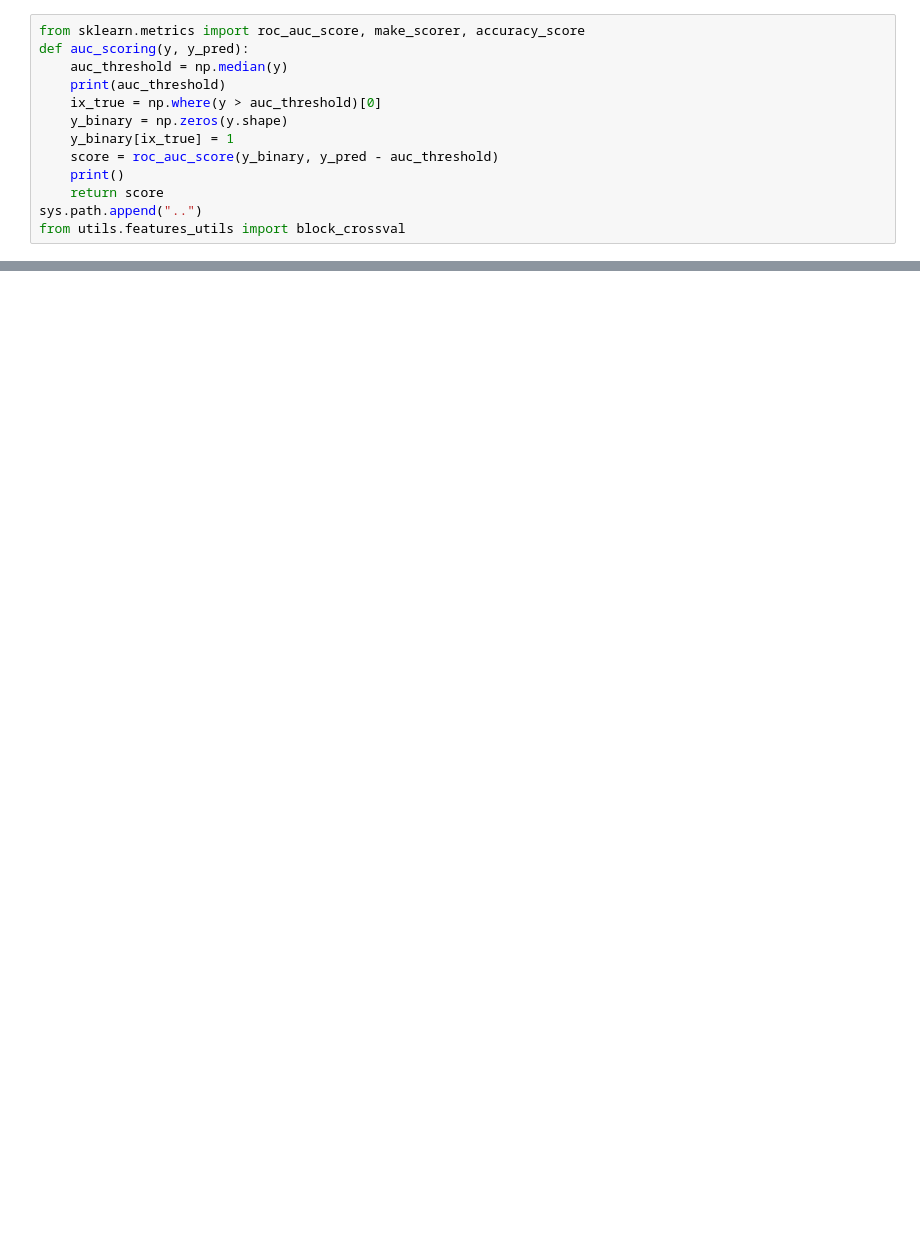
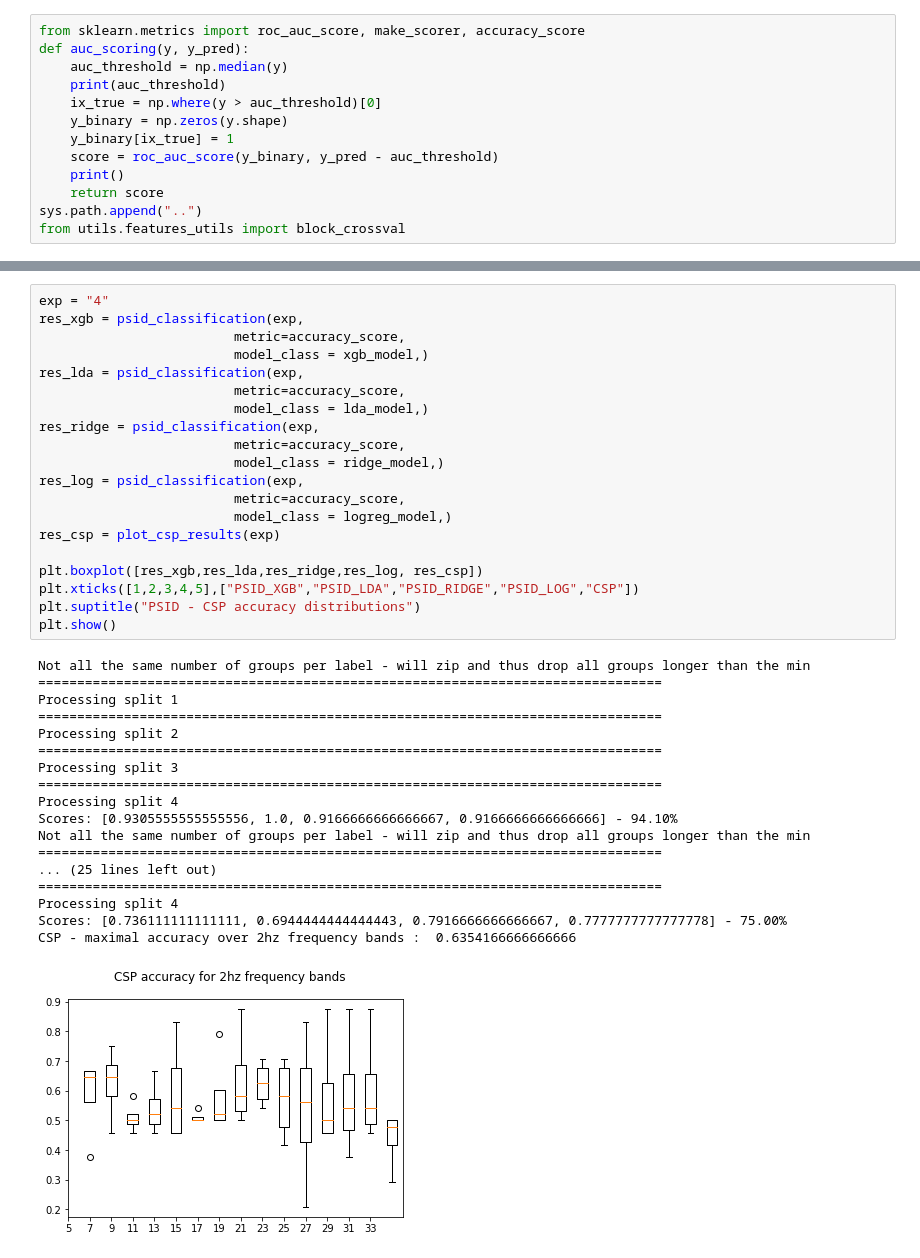
Before and after one commit to tidiane-camaret/psid, a Jupyter notebook: may_17/17_may_classification.ipynb, the cells around one changed output, grey strips where cells are left out. Cells and saved outputs as stored; diff of their text form; blank space fills up the shorter version.

```diff
--- a/may_17/17_may_classification.ipynb
+++ b/may_17/17_may_classification.ipynb
@@ -104,0 +212,39 @@ PSID - XGB FEATURE IMPORTANCE
+# %%
+exp = "4"
+res_xgb = psid_classification(exp,
+                         metric=accuracy_score,
+                         model_class = xgb_model,)
+res_lda = psid_classification(exp,
+                         metric=accuracy_score,
+                         model_class = lda_model,)
+res_ridge = psid_classification(exp,
+                         metric=accuracy_score,
+                         model_class = ridge_model,)
+res_log = psid_classification(exp,
+                         metric=accuracy_score,
+                         model_class = logreg_model,)
+res_csp = plot_csp_results(exp)
+
+plt.boxplot([res_xgb,res_lda,res_ridge,res_log, res_csp])
+plt.xticks([1,2,3,4,5],["PSID_XGB","PSID_LDA","PSID_RIDGE","PSID_LOG","CSP"])
+plt.suptitle("PSID - CSP accuracy distributions")
+plt.show()
+# %% [output]
+Not all the same number of groups per label - will zip and thus drop all groups longer than the min
+================================================================================
+Processing split 1
+================================================================================
+Processing split 2
+================================================================================
+Processing split 3
+================================================================================
+Processing split 4
+Scores: [0.9305555555555556, 1.0, 0.9166666666666667, 0.9166666666666666] - 94.10%
+Not all the same number of groups per label - will zip and thus drop all groups longer than the min
+================================================================================
+... (25 lines left out)
+================================================================================
+Processing split 4
+Scores: [0.736111111111111, 0.6944444444444443, 0.7916666666666667, 0.7777777777777778] - 75.00%
+CSP - maximal accuracy over 2hz frequency bands :  0.6354166666666666
+[figure, added]
```
Also changed, not shown: parts of 13 cells of this notebook, 1 other file.
